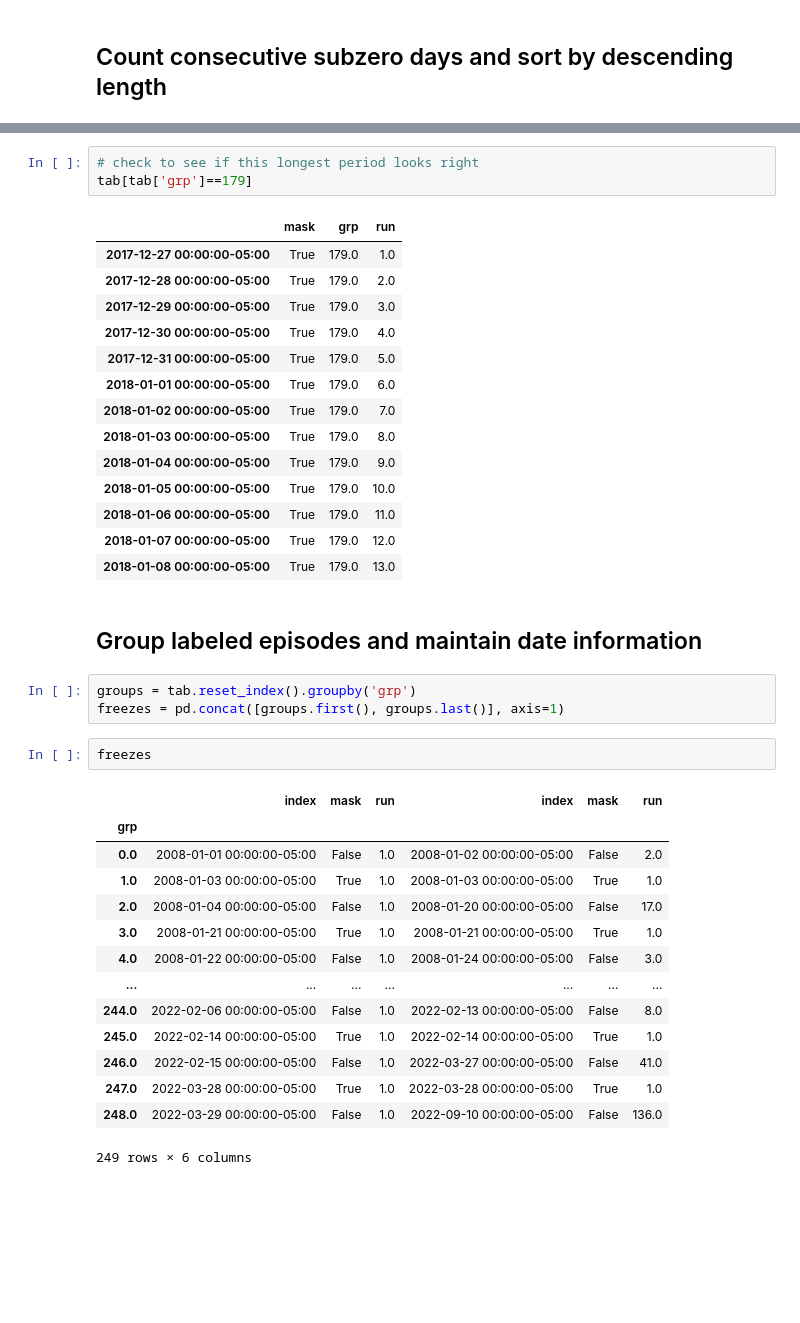
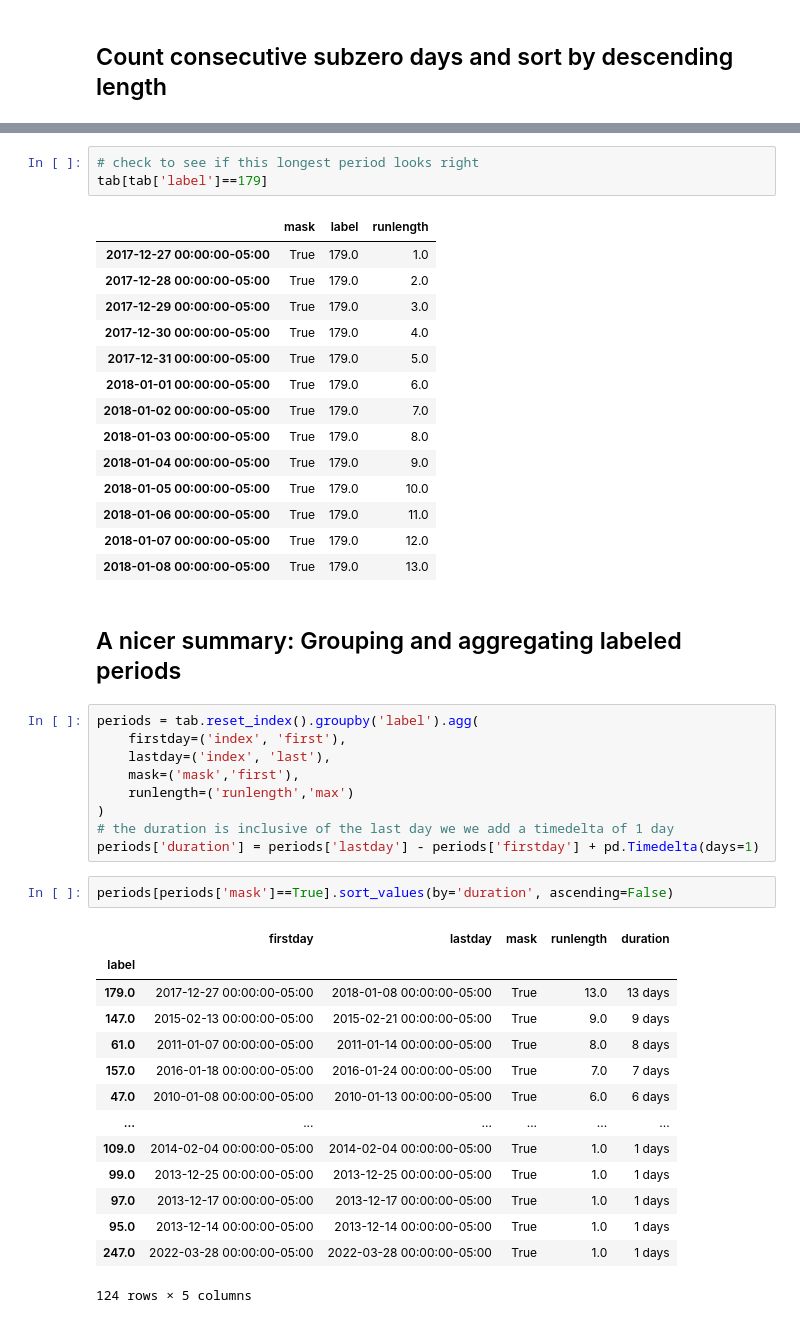
Before and after one commit to mrahnis/nb-streamgage, a Jupyter notebook: Stream Gage Ex. 3 - Examine Air Temperature and Turbidity.ipynb, the cells around one changed output, grey strips where cells are left out. Saved outputs shown, nothing was run; the diff lists cells and outputs as text; blank space fills up the shorter version.

Commit message:
Use grouping and aggregating together on temperature

```diff
--- a/Stream Gage Ex. 3 - Examine Air Temperature and Turbidity.ipynb
+++ b/Stream Gage Ex. 3 - Examine Air Temperature and Turbidity.ipynb
@@ -259,8 +260,8 @@ periods.sort_values(by='duration', ascending=False)
 # %%
 # check to see if this longest period looks right
-tab[tab['grp']==179]
+tab[tab['label']==179]
 # %% [output]
-|  | mask | grp | run |
+|  | mask | label | runlength |
 | 2017-12-27 00:00:00-05:00 | True | 179.0 | 1.0 |
 | 2017-12-28 00:00:00-05:00 | True | 179.0 | 2.0 |
 | 2017-12-29 00:00:00-05:00 | True | 179.0 | 3.0 |
@@ -275,24 +276,30 @@ tab[tab['grp']==179]
 | 2018-01-07 00:00:00-05:00 | True | 179.0 | 12.0 |
 | 2018-01-08 00:00:00-05:00 | True | 179.0 | 13.0 |
 # %% [markdown]
-## Group labeled episodes and maintain date information
+## A nicer summary: Grouping and aggregating labeled periods
-# %%
-groups = tab.reset_index().groupby('grp')
-freezes = pd.concat([groups.first(), groups.last()], axis=1)
 # %%
-freezes
+periods = tab.reset_index().groupby('label').agg(
+    firstday=('index', 'first'),
+    lastday=('index', 'last'),
+    mask=('mask','first'),
+    runlength=('runlength','max')
+)
+# the duration is inclusive of the last day we we add a timedelta of 1 day
+periods['duration'] = periods['lastday'] - periods['firstday'] + pd.Timedelta(days=1)
-# %% [output]
-|  | index | mask | run | index | mask | run |
-| grp |  |  |  |  |  |  |
-| 0.0 | 2008-01-01 00:00:00-05:00 | False | 1.0 | 2008-01-02 00:00:00-05:00 | False | 2.0 |
-| 1.0 | 2008-01-03 00:00:00-05:00 | True | 1.0 | 2008-01-03 00:00:00-05:00 | True | 1.0 |
-| 2.0 | 2008-01-04 00:00:00-05:00 | False | 1.0 | 2008-01-20 00:00:00-05:00 | False | 17.0 |
-| 3.0 | 2008-01-21 00:00:00-05:00 | True | 1.0 | 2008-01-21 00:00:00-05:00 | True | 1.0 |
-| 4.0 | 2008-01-22 00:00:00-05:00 | False | 1.0 | 2008-01-24 00:00:00-05:00 | False | 3.0 |
-| ... | ... | ... | ... | ... | ... | ... |
-| 244.0 | 2022-02-06 00:00:00-05:00 | False | 1.0 | 2022-02-13 00:00:00-05:00 | False | 8.0 |
-| 245.0 | 2022-02-14 00:00:00-05:00 | True | 1.0 | 2022-02-14 00:00:00-05:00 | True | 1.0 |
-| 246.0 | 2022-02-15 00:00:00-05:00 | False | 1.0 | 2022-03-27 00:00:00-05:00 | False | 41.0 |
-| 247.0 | 2022-03-28 00:00:00-05:00 | True | 1.0 | 2022-03-28 00:00:00-05:00 | True | 1.0 |
-| 248.0 | 2022-03-29 00:00:00-05:00 | False | 1.0 | 2022-09-10 00:00:00-05:00 | False | 136.0 |
-249 rows × 6 columns
+# %%
+periods[periods['mask']==True].sort_values(by='duration', ascending=False)
+# %% [output]
+|  | firstday | lastday | mask | runlength | duration |
+| label |  |  |  |  |  |
+| 179.0 | 2017-12-27 00:00:00-05:00 | 2018-01-08 00:00:00-05:00 | True | 13.0 | 13 days |
+| 147.0 | 2015-02-13 00:00:00-05:00 | 2015-02-21 00:00:00-05:00 | True | 9.0 | 9 days |
+| 61.0 | 2011-01-07 00:00:00-05:00 | 2011-01-14 00:00:00-05:00 | True | 8.0 | 8 days |
+| 157.0 | 2016-01-18 00:00:00-05:00 | 2016-01-24 00:00:00-05:00 | True | 7.0 | 7 days |
+| 47.0 | 2010-01-08 00:00:00-05:00 | 2010-01-13 00:00:00-05:00 | True | 6.0 | 6 days |
+| ... | ... | ... | ... | ... | ... |
+| 109.0 | 2014-02-04 00:00:00-05:00 | 2014-02-04 00:00:00-05:00 | True | 1.0 | 1 days |
+| 99.0 | 2013-12-25 00:00:00-05:00 | 2013-12-25 00:00:00-05:00 | True | 1.0 | 1 days |
+| 97.0 | 2013-12-17 00:00:00-05:00 | 2013-12-17 00:00:00-05:00 | True | 1.0 | 1 days |
+| 95.0 | 2013-12-14 00:00:00-05:00 | 2013-12-14 00:00:00-05:00 | True | 1.0 | 1 days |
+| 247.0 | 2022-03-28 00:00:00-05:00 | 2022-03-28 00:00:00-05:00 | True | 1.0 | 1 days |
+124 rows × 5 columns
```
Also changed, not shown: parts of 4 cells of this notebook.
